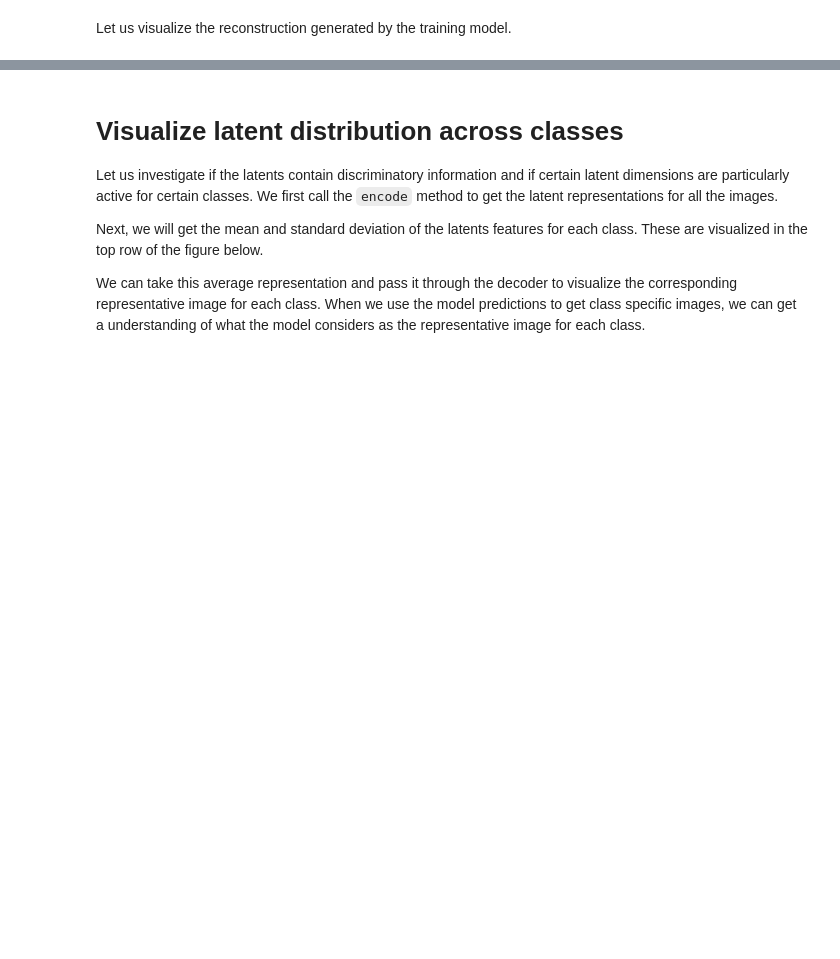
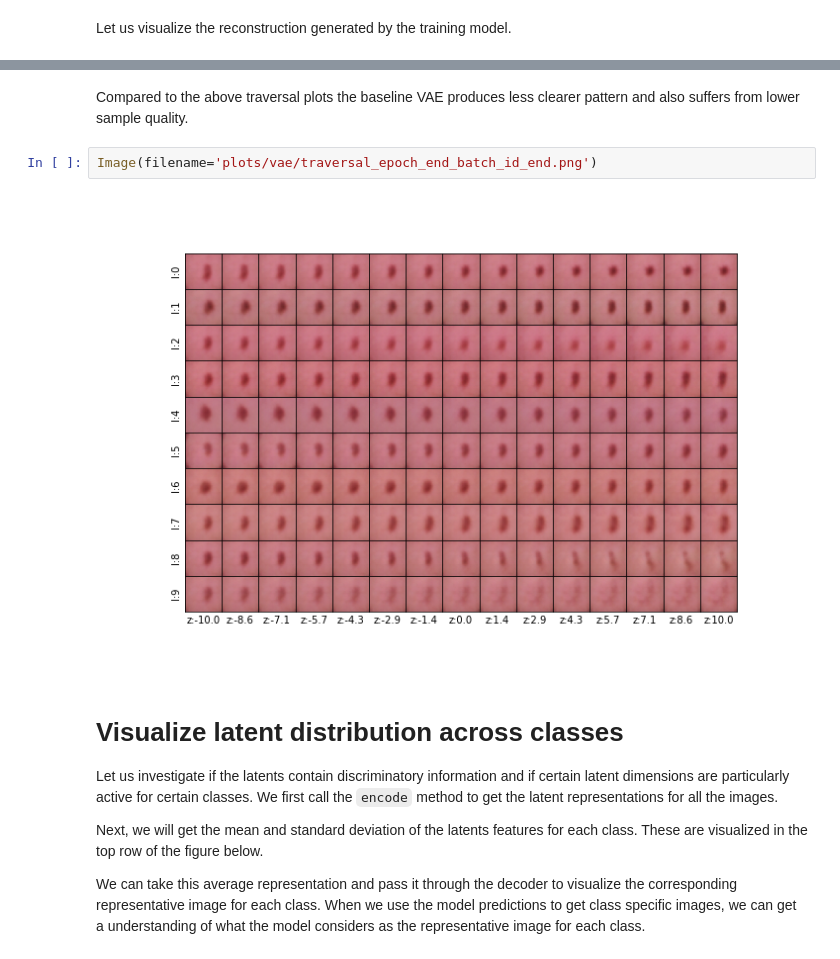
Before and after one commit to Trusted-AI/AIX360, a Jupyter notebook: examples/tutorials/dermoscopy.ipynb, the cells around one changed output, grey strips where cells are left out. Drawn from its saved outputs; the diff is of its cells as text; blank space fills up the shorter version.

```diff
--- a/examples/tutorials/dermoscopy.ipynb
+++ b/examples/tutorials/dermoscopy.ipynb
@@ -150,3 +189,9 @@ Image(filename='traversal_epoch_end_batch_id_end.png')
+# %% [markdown]
+Compared to the above traversal plots the baseline VAE produces less clearer pattern and also suffers from lower sample quality.
+# %%
+Image(filename='plots/vae/traversal_epoch_end_batch_id_end.png')
+# %% [output]
+[figure, added]
 # %% [markdown]
 # Visualize latent distribution across classes
 
```
Also changed, not shown: parts of 41 cells of this notebook.
